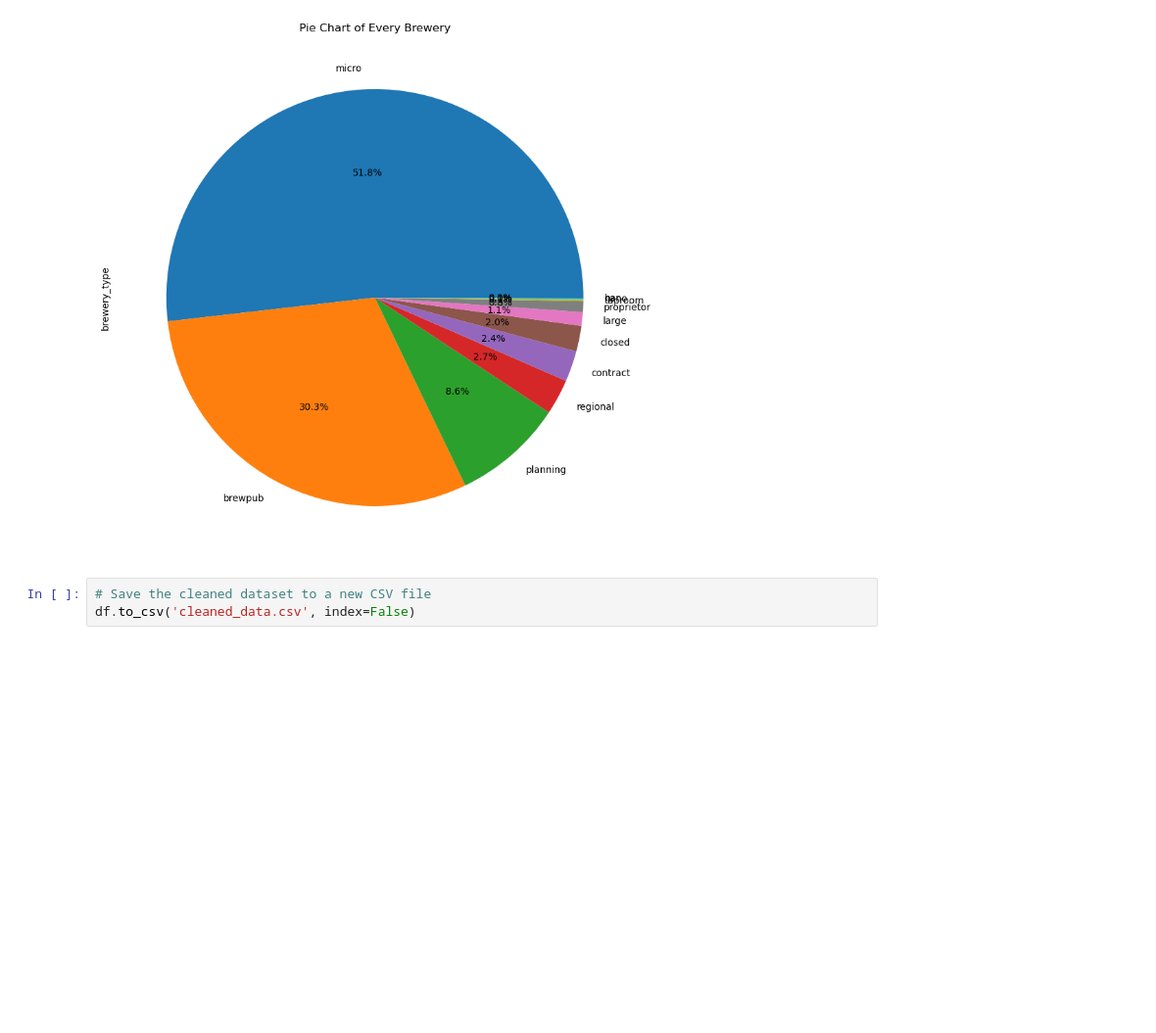
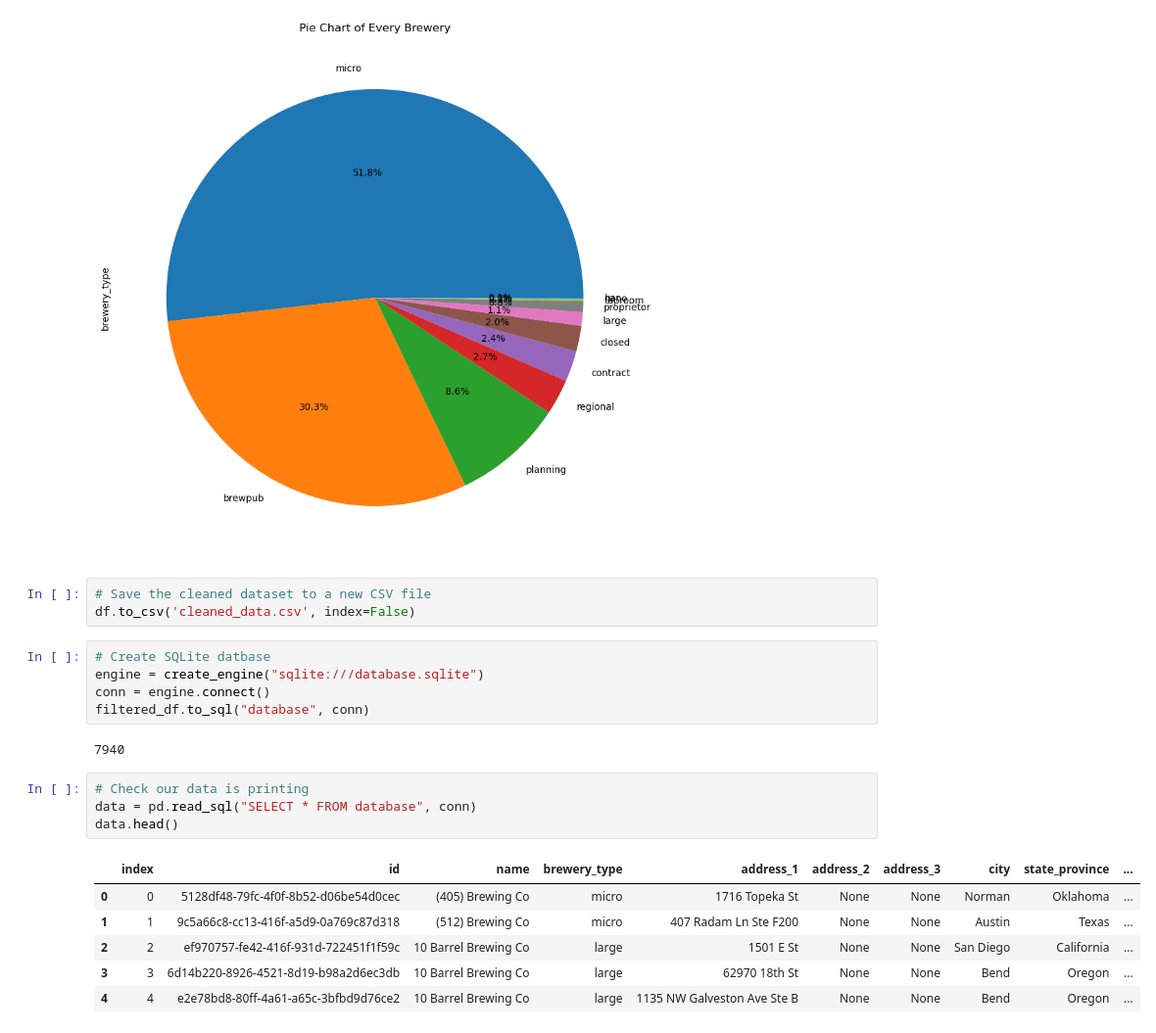
Before and after one commit to juanasuarez1/Breweries_Project, a Jupyter notebook: breweries_jupyternotebook.ipynb, the cells around one changed output. Shown at 98% size. Saved outputs shown, nothing was run; the diff lists cells and outputs as text; blank space fills up the shorter version.

Commit message:
Creating our SQLite database

```diff
--- a/breweries_jupyternotebook.ipynb
+++ b/breweries_jupyternotebook.ipynb
@@ -114,3 +119,21 @@ plt.show()
 # %%
 # Save the cleaned dataset to a new CSV file
 df.to_csv('cleaned_data.csv', index=False)
+# %%
+# Create SQLite datbase
+engine = create_engine("sqlite:///database.sqlite")
+conn = engine.connect()
+filtered_df.to_sql("database", conn)
+# %% [output]
+7940
+# %%
+# Check our data is printing
+data = pd.read_sql("SELECT * FROM database", conn)
+data.head()
+# %% [output]
+|  | index | id | name | brewery_type | address_1 | address_2 | address_3 | city | state_province | ... |
+| 0 | 0 | 5128df48-79fc-4f0f-8b52-d06be54d0cec | (405) Brewing Co | micro | 1716 Topeka St | None | None | Norman | Oklahoma | ... |
+| 1 | 1 | 9c5a66c8-cc13-416f-a5d9-0a769c87d318 | (512) Brewing Co | micro | 407 Radam Ln Ste F200 | None | None | Austin | Texas | ... |
+| 2 | 2 | ef970757-fe42-416f-931d-722451f1f59c | 10 Barrel Brewing Co | large | 1501 E St | None | None | San Diego | California | ... |
+| 3 | 3 | 6d14b220-8926-4521-8d19-b98a2d6ec3db | 10 Barrel Brewing Co | large | 62970 18th St | None | None | Bend | Oregon | ... |
+| 4 | 4 | e2e78bd8-80ff-4a61-a65c-3bfbd9d76ce2 | 10 Barrel Brewing Co | large | 1135 NW Galveston Ave Ste B | None | None | Bend | Oregon | ... |
```
Also changed, not shown: parts of 1 cell of this notebook, 1 other file.
